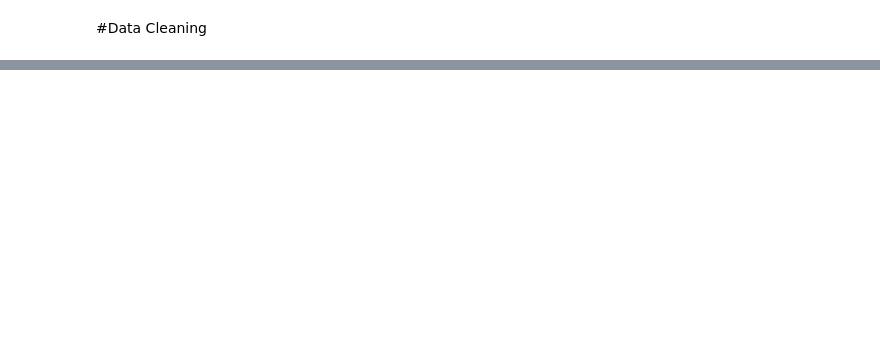
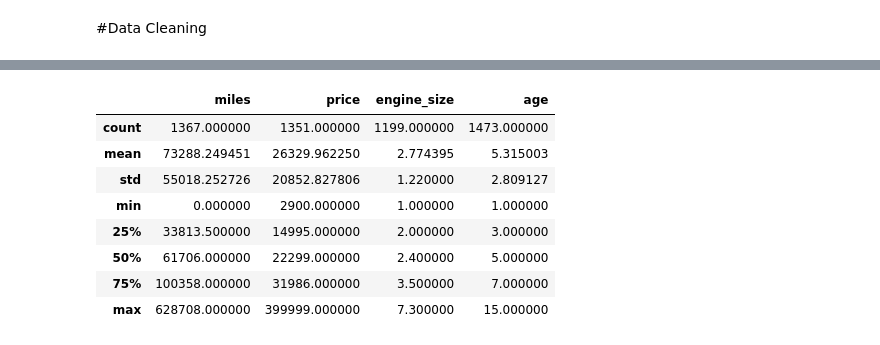
Before and after one commit to Ojooluwaseun/COMP6981-Project-Iteration1, a Jupyter notebook: Project_Iteration_1.ipynb, the cells around one changed output, grey strips where cells are left out. Cells and saved outputs as stored; diff of their text form; code cells hidden in the pictures; blank space fills up the shorter version.

```diff
--- a/Project_Iteration_1.ipynb
+++ b/Project_Iteration_1.ipynb
@@ -239,0 +267,12 @@ df_sub.boxplot(column=['price'])
+# %%
+df_sub.describe()
+# %% [output]
+|  | miles | price | engine_size | age |
+| count | 1367.000000 | 1351.000000 | 1199.000000 | 1473.000000 |
+| mean | 73288.249451 | 26329.962250 | 2.774395 | 5.315003 |
+| std | 55018.252726 | 20852.827806 | 1.220000 | 2.809127 |
+| min | 0.000000 | 2900.000000 | 1.000000 | 1.000000 |
+| 25% | 33813.500000 | 14995.000000 | 2.000000 | 3.000000 |
+| 50% | 61706.000000 | 22299.000000 | 2.400000 | 5.000000 |
+| 75% | 100358.000000 | 31986.000000 | 3.500000 | 7.000000 |
+| max | 628708.000000 | 399999.000000 | 7.300000 | 15.000000 |
```
Also changed, not shown: parts of 8 cells of this notebook, 2 other files.
